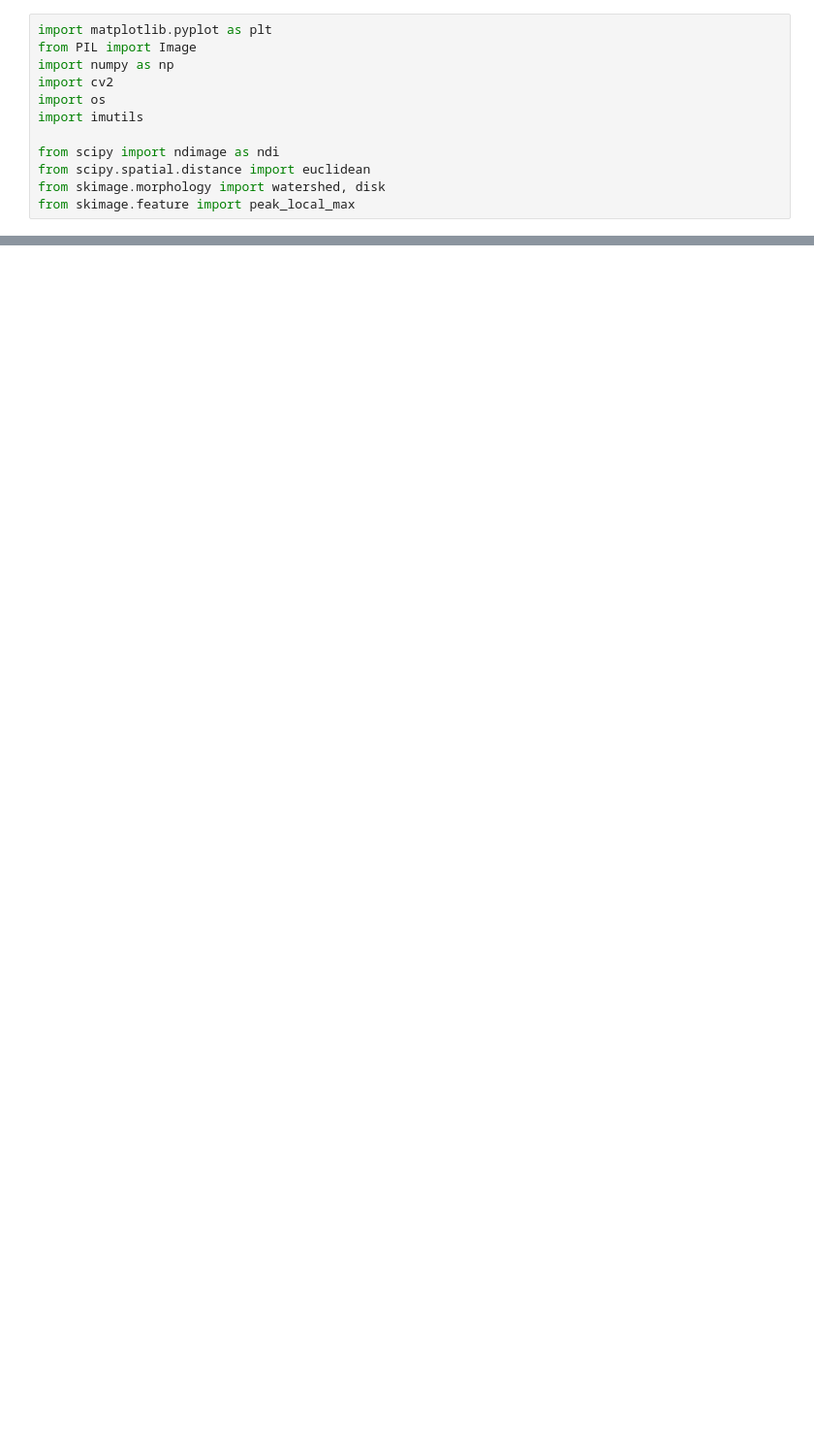
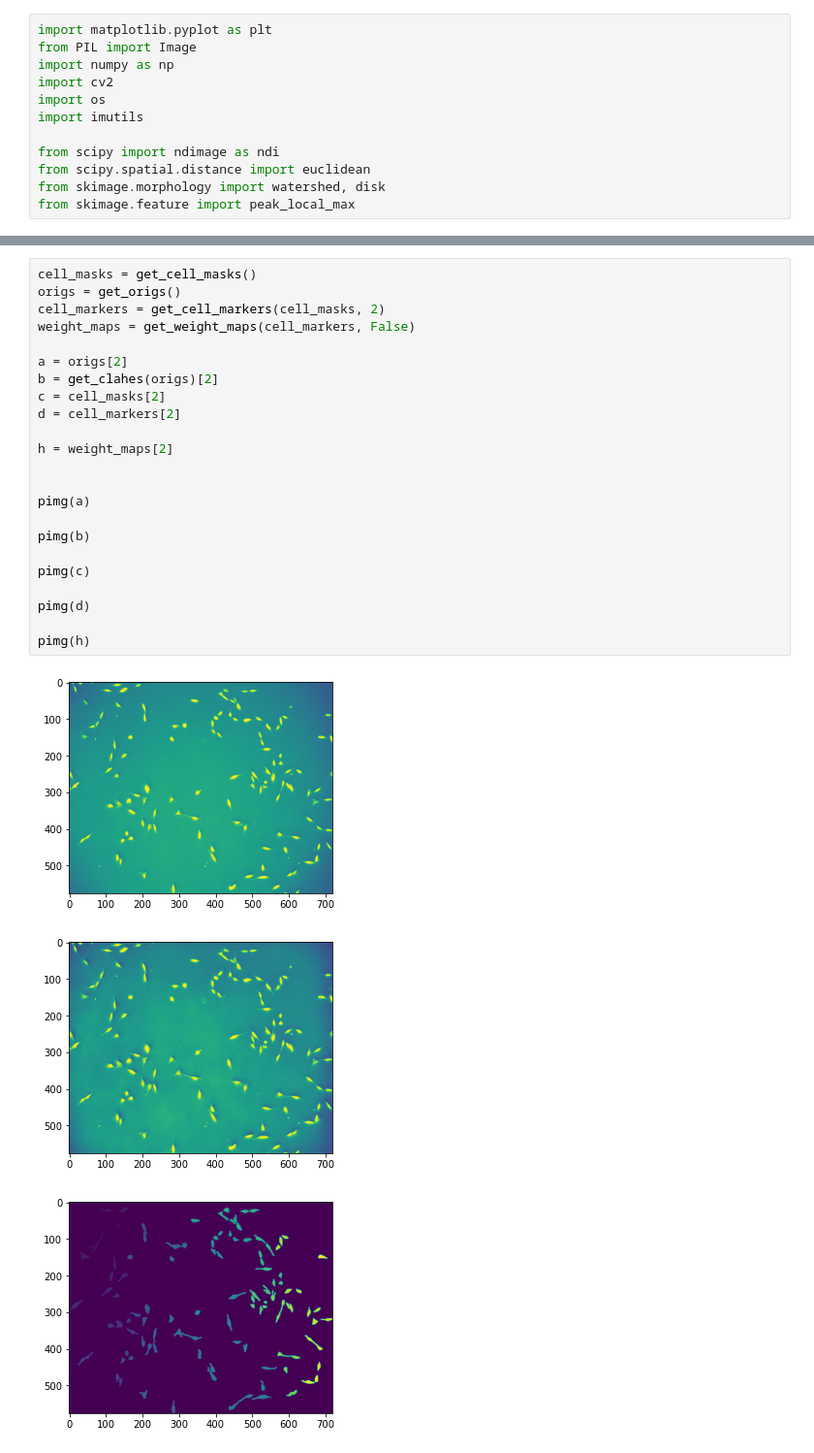
Before and after one commit to rishftw/vision_group_c, a Jupyter notebook: test.ipynb, the cells around one changed output, grey strips where cells are left out. Shown at 97% size. Saved outputs shown, nothing was run; the diff lists cells and outputs as text; blank space fills up the shorter version.

```diff
--- a/test.ipynb
+++ b/test.ipynb
@@ -258,0 +286,27 @@ pimg(h)
+# %%
+cell_masks = get_cell_masks()
+origs = get_origs()
+cell_markers = get_cell_markers(cell_masks, 2)
+weight_maps = get_weight_maps(cell_markers, False)
+
+a = origs[2]
+b = get_clahes(origs)[2]
+c = cell_masks[2]
+d = cell_markers[2]
+
+h = weight_maps[2]
+
+
+pimg(a)
+
+pimg(b)
+
+pimg(c)
+
+pimg(d)
+
+pimg(h)
+# %% [output]
+[figure, added]
+[figure, added]
+[figure, added]
```
Also changed, not shown: parts of 5 cells of this notebook.
